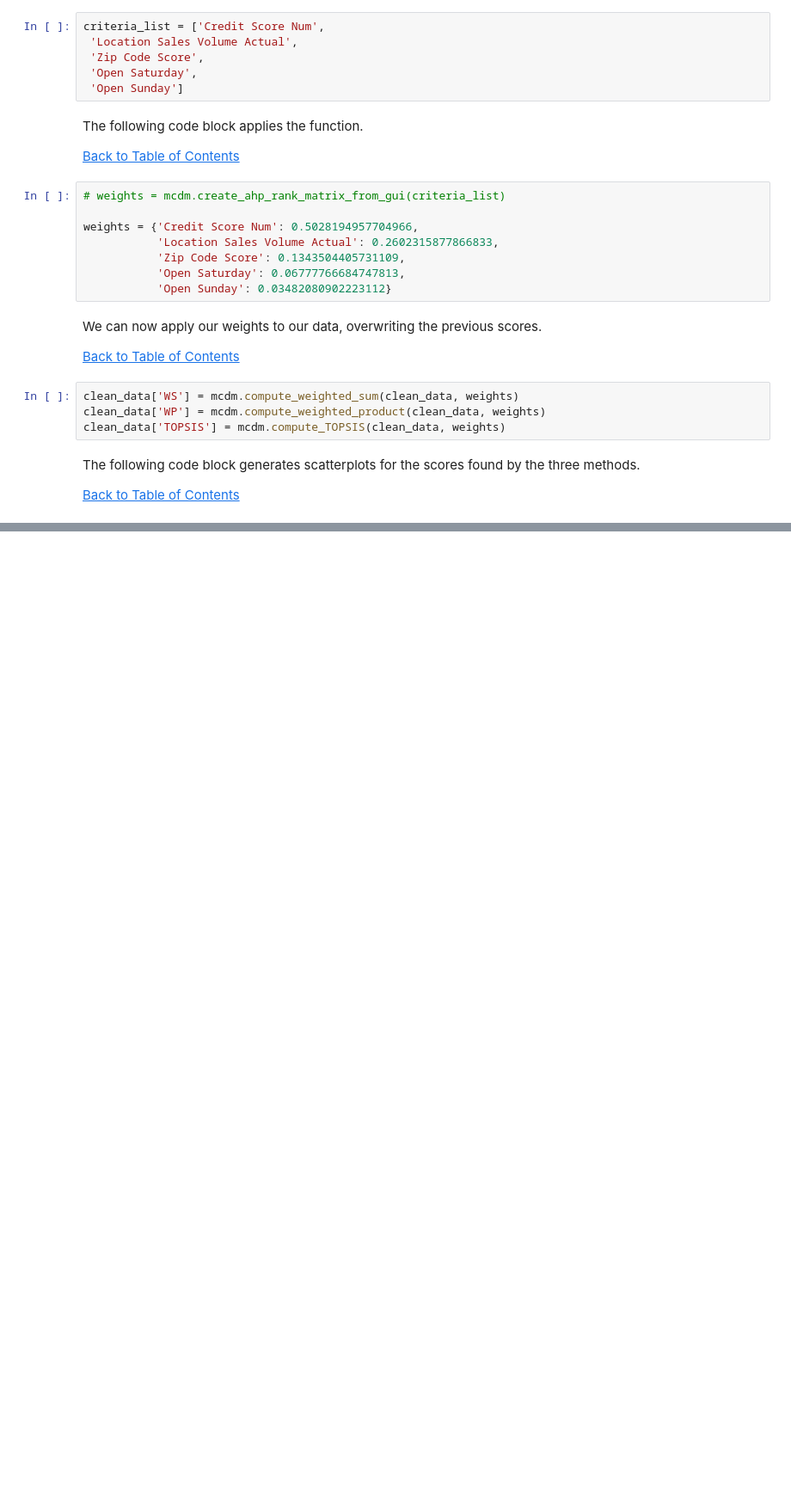
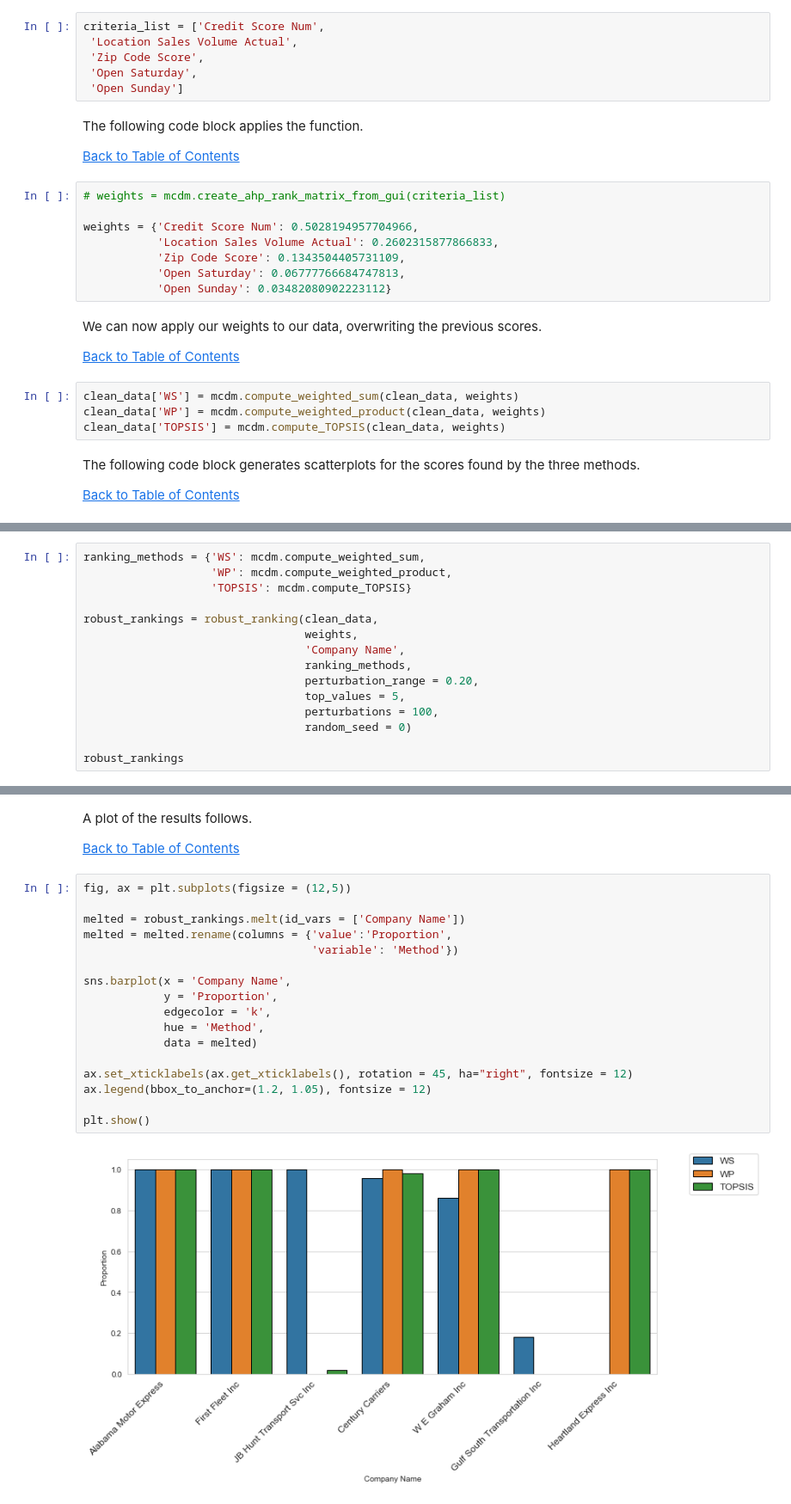
Before and after one commit to nkfreeman/OM_527_Materials, a Jupyter notebook: Supplier_Selection/Supplier Selection Methods.ipynb, the cells around one changed output, grey strips where cells are left out. Shown at 86% size. Cells and saved outputs as stored; diff of their text form; blank space fills up the shorter version.

```diff
--- a/Supplier_Selection/Supplier Selection Methods.ipynb
+++ b/Supplier_Selection/Supplier Selection Methods.ipynb
@@ -1014,0 +1368,15 @@ plt.show()
+# %%
+ranking_methods = {'WS': mcdm.compute_weighted_sum,
+                   'WP': mcdm.compute_weighted_product,
+                   'TOPSIS': mcdm.compute_TOPSIS}
+
+robust_rankings = robust_ranking(clean_data,
+                                 weights,
+                                 'Company Name',
+                                 ranking_methods,
+                                 perturbation_range = 0.20,
+                                 top_values = 5,
+                                 perturbations = 100,
+                                 random_seed = 0)
+
+robust_rankings
@@ -1014,0 +1392,23 @@ plt.show()
+# %% [markdown]
+A plot of the results follows.
+
+[Back to Table of Contents](#Table_of_Contents)<br>
+# %%
+fig, ax = plt.subplots(figsize = (12,5))
+
+melted = robust_rankings.melt(id_vars = ['Company Name'])
+melted = melted.rename(columns = {'value':'Proportion',
+                                  'variable': 'Method'})
+
+sns.barplot(x = 'Company Name',
+            y = 'Proportion',
+            edgecolor = 'k',
+            hue = 'Method',
+            data = melted)
+
+ax.set_xticklabels(ax.get_xticklabels(), rotation = 45, ha="right", fontsize = 12)
+ax.legend(bbox_to_anchor=(1.2, 1.05), fontsize = 12)
+
+plt.show()
+# %% [output]
+[figure, added]
```
Also changed, not shown: parts of 47 cells of this notebook.
